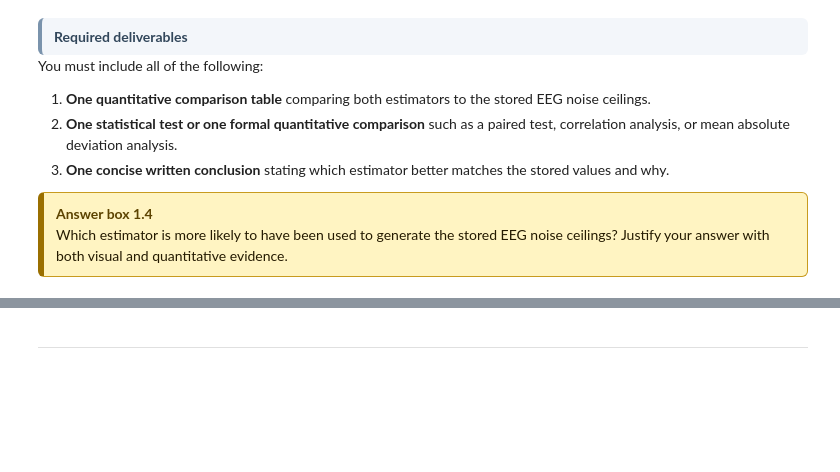
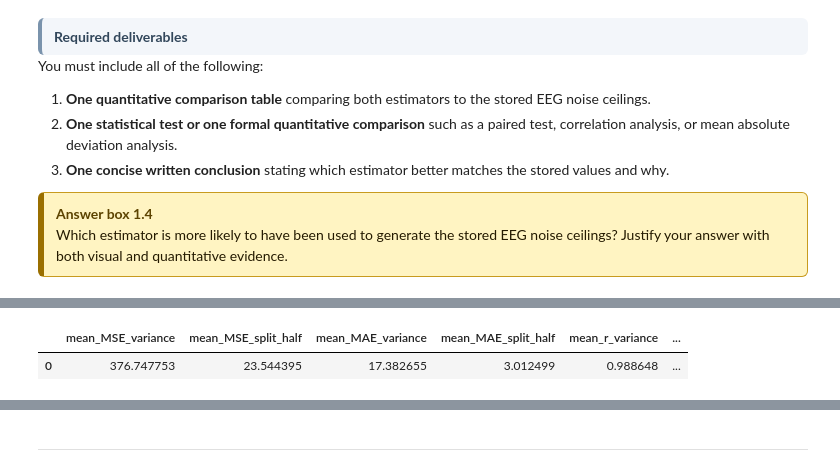
Before and after one commit to Shakikii/Brain-like_Project, a Jupyter notebook: nx414_project_2026.ipynb, the cells around one changed output, grey strips where cells are left out. Cells and saved outputs as stored; diff of their text form; code cells hidden in the pictures; blank space fills up the shorter version.

```diff
--- a/nx414_project_2026.ipynb
+++ b/nx414_project_2026.ipynb
@@ -1554,0 +1702,14 @@ You must include all of the following:
+# %%
+df_summary = pd.DataFrame([{
+    "mean_MSE_variance": df_comp["MSE_variance"].mean(),
+    "mean_MSE_split_half": df_comp["MSE_split_half"].mean(),
+    "mean_MAE_variance": df_comp["MAE_variance"].mean(),
+    "mean_MAE_split_half": df_comp["MAE_split_half"].mean(),
+    "mean_r_variance": df_comp["r_variance"].mean(),
+    "mean_r_split_half": df_comp["r_split_half"].mean(),
+}])
+
+df_summary
+# %% [output]
+|  | mean_MSE_variance | mean_MSE_split_half | mean_MAE_variance | mean_MAE_split_half | mean_r_variance | ... |
+| 0 | 376.747753 | 23.544395 | 17.382655 | 3.012499 | 0.988648 | ... |
```
Also changed, not shown: parts of 6 cells of this notebook.
